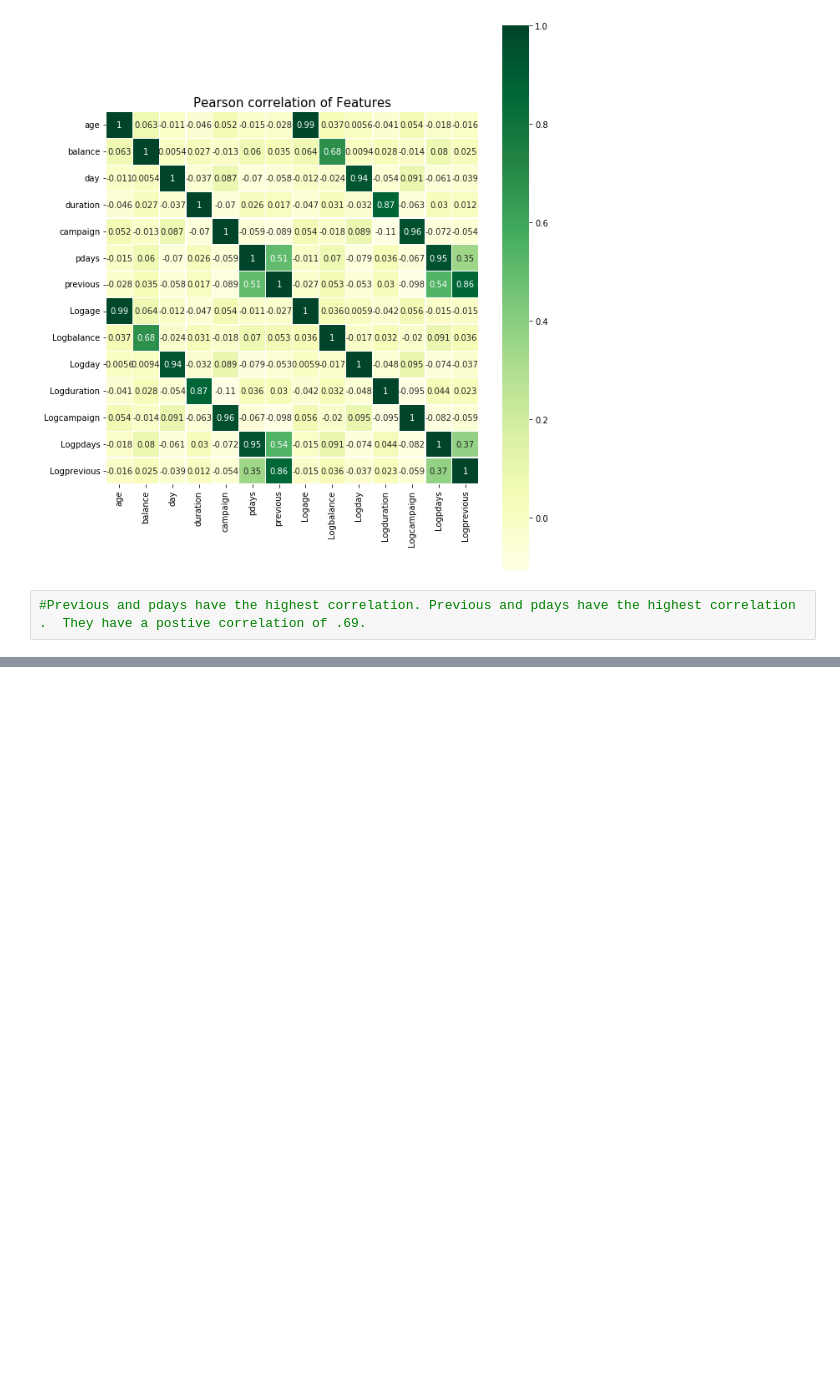
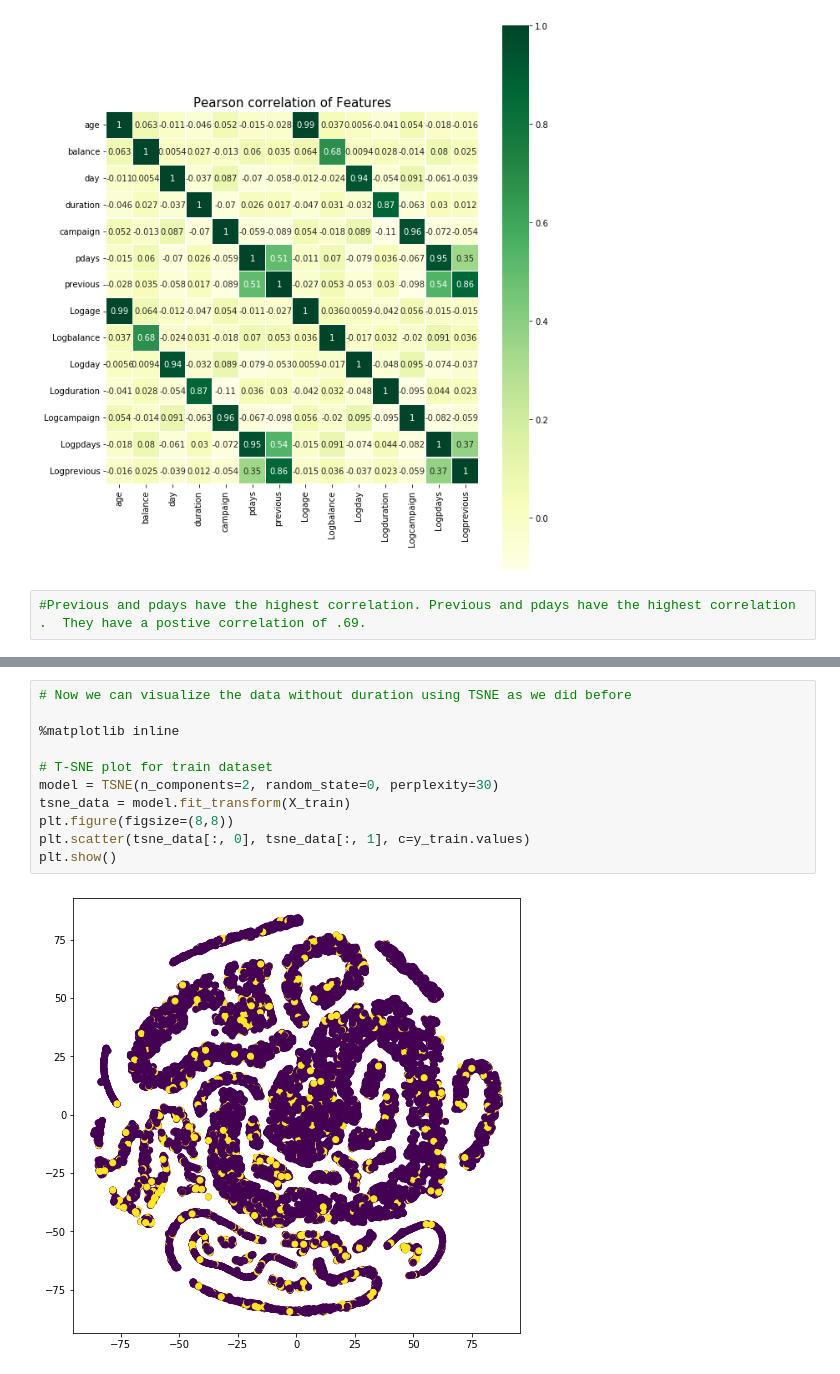
Before and after one commit to LakshmiVidyasagar/Final-Deliverables-Bank-data, a Jupyter notebook: Final Deliverable.ipynb, the cells around one changed output, grey strips where cells are left out. Drawn from its saved outputs; the diff is of its cells as text; blank space fills up the shorter version.

```diff
--- a/Final Deliverable.ipynb
+++ b/Final Deliverable.ipynb
@@ -444,0 +687,13 @@ Text(0.5, 1.05, 'Pearson correlation of Features')
+# %%
+# Now we can visualize the data without duration using TSNE as we did before
+
+%matplotlib inline
+
+# T-SNE plot for train dataset
+model = TSNE(n_components=2, random_state=0, perplexity=30)
+tsne_data = model.fit_transform(X_train)
+plt.figure(figsize=(8,8))
+plt.scatter(tsne_data[:, 0], tsne_data[:, 1], c=y_train.values)
+plt.show()
+# %% [output]
+[figure, added]
```
Also changed, not shown: parts of 28 cells of this notebook.
